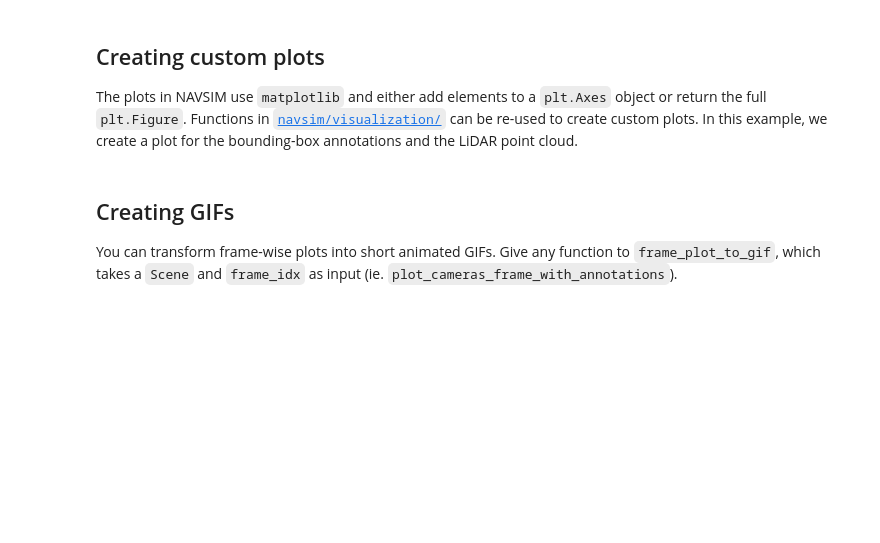
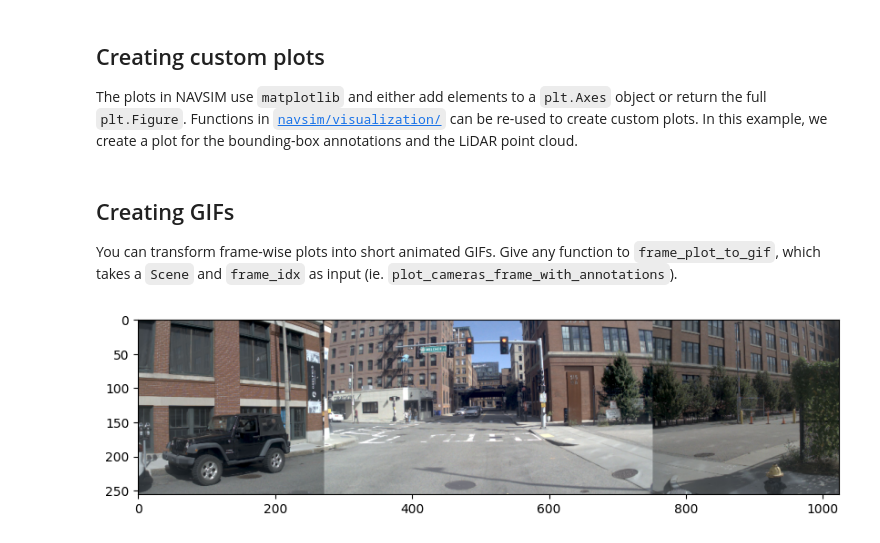
Before and after one commit to gyomberpet/msc_thesis, a Jupyter notebook: tutorial/visualization.ipynb, the cells around one changed output. Drawn from its saved outputs; the diff is of its cells as text; code cells hidden in the pictures; blank space fills up the shorter version.

Commit message:
multi camera transfuser

```diff
--- a/tutorial/visualization.ipynb
+++ b/tutorial/visualization.ipynb
@@ -139,3 +158,41 @@ from navsim.visualization.plots import frame_plot_to_gif
 frame_indices = [idx for idx in range(len(scene.frames))]  # all frames in scene
 file_name = f"./gifs/{token}.gif"
 images = frame_plot_to_gif(file_name, plot_cameras_frame_with_annotations, scene, frame_indices)
+# %%
+from navsim.visualization.plots import frame_plot_to_gif
+import cv2
+from torchvision import transforms
+
+token_2 = np.random.choice(scene_loader.tokens)
+scene_2 = scene_loader.get_scene_from_token(token_2)
+frame_idx_2 = scene_2.scene_metadata.num_history_frames - 1
+# %%
+frame = scene_2.frames[frame_idx_2]
+cameras = frame.cameras
+
+l0 = cameras.cam_l0.image[28:-28, 416:-416]
+f0 = cameras.cam_f0.image[28:-28]
+r0 = cameras.cam_r0.image[28:-28, 416:-416]
+
+l2 = cameras.cam_l2.image[28:-28, 832:]
+b0 = cameras.cam_b0.image[28:-28]
+r2 = cameras.cam_r2.image[28:-28, 0: -832]
+
+# stitch l0, f0, r0 images
+plt.figure(figsize=(10, 2.5))
+
+stitched_image = np.concatenate([l0, f0, r0], axis=1)
+resized_image = cv2.resize(stitched_image, (1024, 256))
+plt.imshow(resized_image)
+# tensor_image = transforms.ToTensor()(resized_image)
+plt.savefig("front_view.jpg", dpi=300)
+
+# stitched_back_image = np.concatenate([r2, b0, l2], axis=1)
+# stitched_back_image = np.fliplr(stitched_back_image)
+# resized_back_image = cv2.resize(stitched_back_image, (1024, 256))
+# tensor_back_image = transforms.ToTensor()(resized_back_image)
+
+# plt.savefig("back_view.jpg", dpi=300)
+# plt.show()
+# %% [output]
+[figure, added]
```
Also changed, not shown: parts of 5 cells of this notebook, 34 other files.
